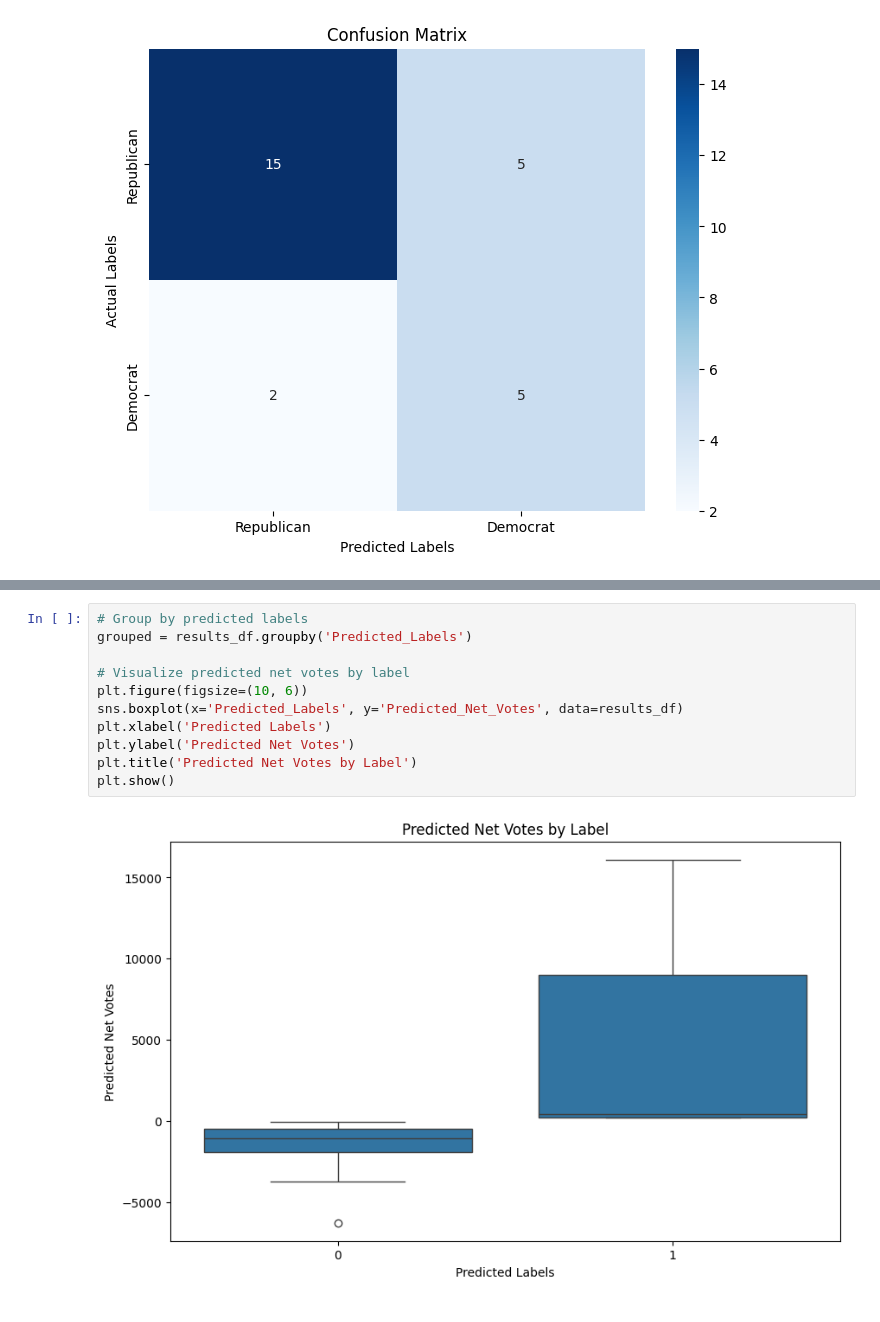
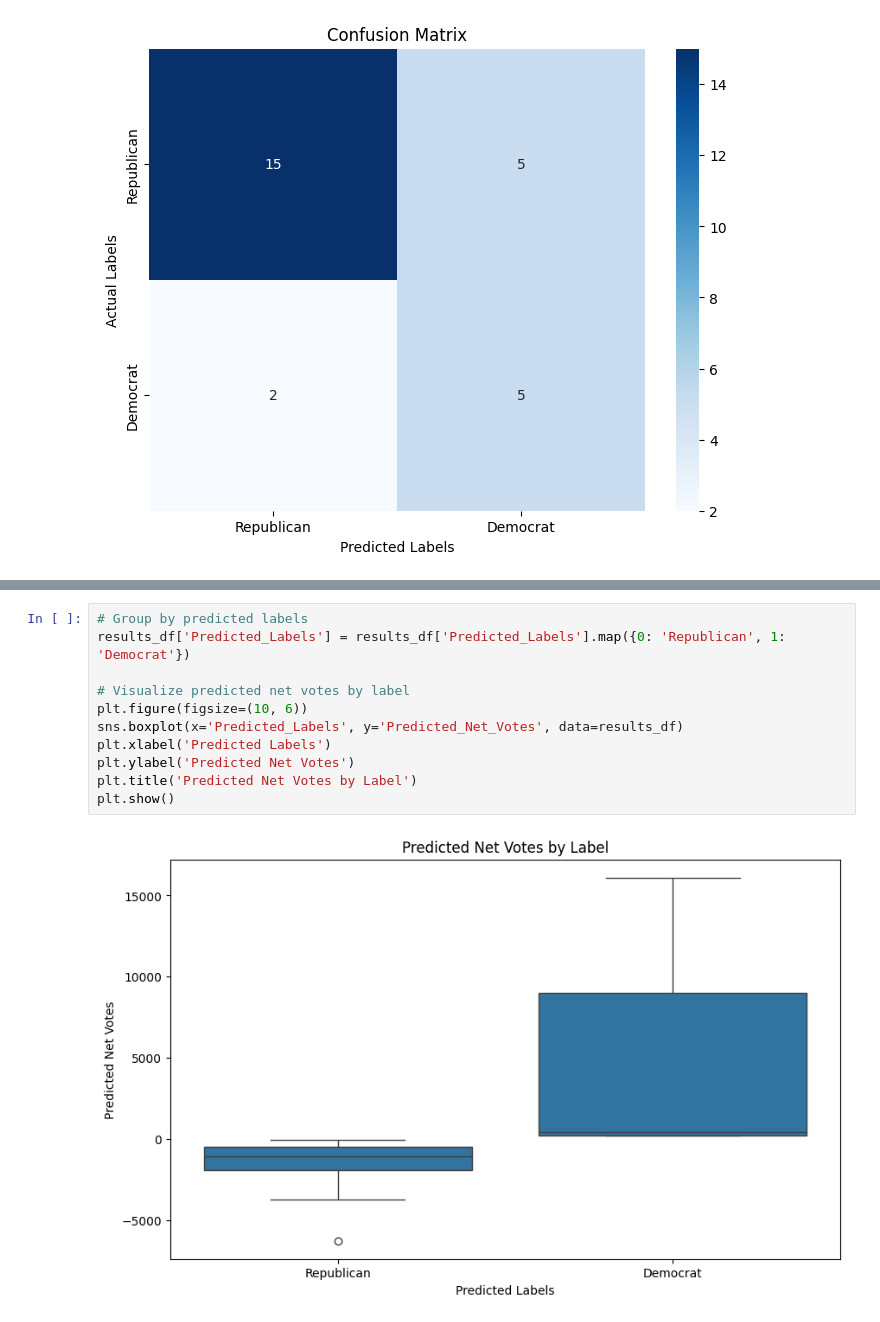
Before and after one commit to dha5sm/project_voting, a Jupyter notebook: Data_exploration_project_voting.ipynb, the cells around one changed output, grey strips where cells are left out. Cells and saved outputs as stored; diff of their text form.

```diff
--- a/Data_exploration_project_voting.ipynb
+++ b/Data_exploration_project_voting.ipynb
@@ -405,16 +405,16 @@ plt.show()
 # %%
 # Group by predicted labels
-grouped = results_df.groupby('Predicted_Labels')
+results_df['Predicted_Labels'] = results_df['Predicted_Labels'].map({0: 'Republican', 1: 'Democrat'})
 
 # Visualize predicted net votes by label
 plt.figure(figsize=(10, 6))
 sns.boxplot(x='Predicted_Labels', y='Predicted_Net_Votes', data=results_df)
 plt.xlabel('Predicted Labels')
 plt.ylabel('Predicted Net Votes')
 plt.title('Predicted Net Votes by Label')
 plt.show()
 # %% [output]
-[figure, old version]
+[figure, new version]
 # %%
 # Tables for Republican and Democrat predictions
 print("Republican Predictions:")
```
Also changed, not shown: parts of 5 cells of this notebook.
